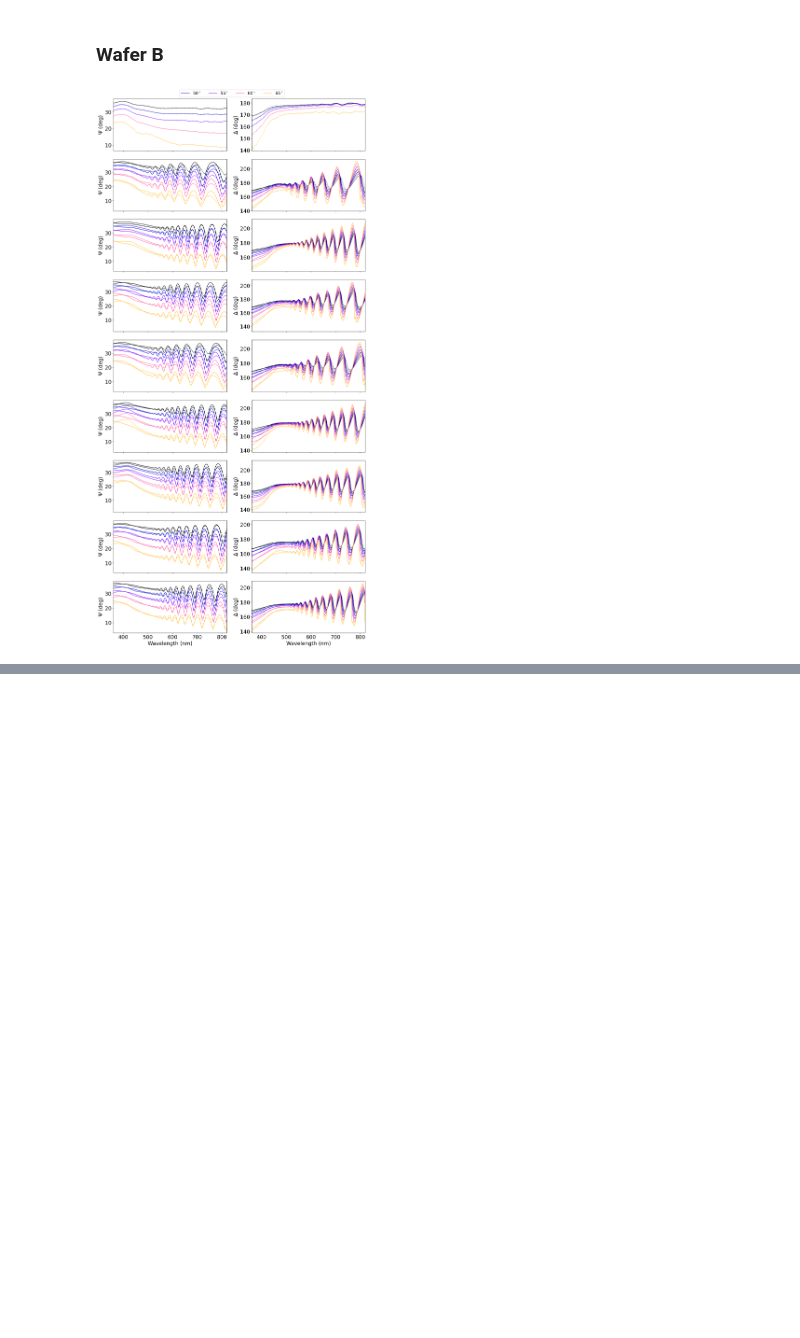
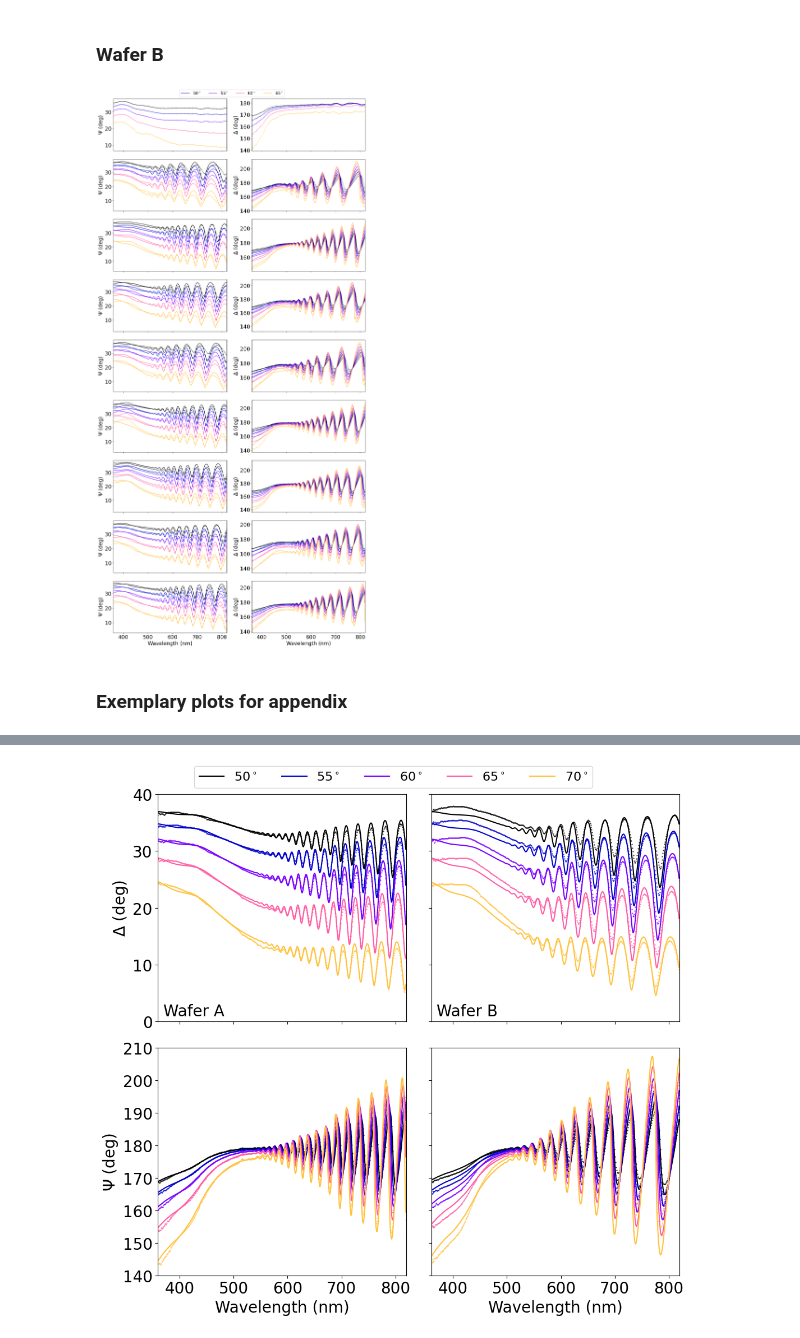
Before and after one commit to lumarcogliese/Data-Availability---Si-SiGe-Membranes, a Jupyter notebook: ellipsometry_tmm_model.ipynb, the cells around one changed output, grey strips where cells are left out. Cells and saved outputs as stored; diff of their text form; code cells hidden in the pictures; blank space fills up the shorter version.

Commit message:
added figure for appendix (Fig 10)

```diff
--- a/ellipsometry_tmm_model.ipynb
+++ b/ellipsometry_tmm_model.ipynb
@@ -477,3 +477,81 @@ fig.legend(loc='upper center', ncols=5, fontsize=legend_fs, bbox_to_anchor=(0.5,
 fig.tight_layout()
 # %% [output]
 [figure]
+# %% [markdown]
+### Exemplary plots for appendix
+# %%
+# Plot results
+fig, ax = plt.subplots(2,2, figsize=(11,10), sharex=True)
+
+jump_factor = int(len(xdata)/len(thetas))
+xdata_concat = xdata
+
+# Model for plotting (each angle is plotted sequentially)
+def model_A(lam, ox_front, si_cap, sige_spacer, si_qw, constant_buffer, ox_back, thetas_deg):
+       result = ellips_model_cf(lam,
+                        ox_front=ox_front,
+                        si_cap=si_cap,
+                        sige_spacer=sige_spacer,
+                        si_qw=si_qw,
+                        constant_buffer=constant_buffer,
+                        graded_buffer=0.0,
+                        ox_back=ox_back,
+                        thetas_deg=thetas_deg,
+                        total_t=2500,
+                        num_grad_layers=num_grad_layers,
+                        device='cpu',
+                        nk_funcs=nk_funcs,
+                        output_fmt='ellipsometric')
+       return result
+
+model_B = partial(ellips_model_cf,
+                    thetas_deg=thetas,
+                    total_t=3750,
+                    num_grad_layers=num_grad_layers,
+                    device='cpu',
+                    nk_funcs=nk_funcs)
+
+data_arr = [waferA_data, waferB_data]
+popt_arr = [popt_listA, popt_listB]
+model_arr = [model_A, model_B]
+jj=2    # Membrane index
+for kk, data in enumerate(data_arr):
+        for ii, theta in enumerate(thetas):
+                arg = data[jj][:,1] == theta
+                w_data = data[jj][arg, 2]
+                psi_data = data[jj][arg, 8]
+                delta_data = data[jj][arg, 7]
+                x_fit = w_data[np.where(w_data < 820)]
+                if kk==0: idx = jj
+                elif kk==1: idx = jj-1
+                y_fit = model_arr[kk](x_fit, *popt_arr[kk][idx], thetas_deg=[theta])
+                psi_fit, delta_fit = np.array_split(y_fit,2)
+                color = color_cycle[ii]
+                cut = 5                     # Disjoin concatenated data to achieve different colors for each angle
+                if kk == len(data_arr)-1 : label='%i$^\circ$'%thetas[ii]
+                else: label = None
+                ax[0,kk].plot(w_data, psi_data,
+                        'o', markersize=0.5, color=color, mfc=None, label=None)
+                ax[0,kk].plot(x_fit, psi_fit, color=color, label=None)
+                ax[1,kk].plot(w_data, delta_data,
+                        'o', markersize=0.5, color=color, mfc=None, label=None)
+                ax[1,kk].plot(x_fit, delta_fit, color=color, label=label)
+
+        ax[0,kk].set_xlim([360,820])
+        ax[1,kk].set_xlim([360,820])
+        ax[0,kk].set_ylim([0,40])
+        ax[1,kk].set_ylim([140,210])
+
+ax[0,0].text(x=370, y=1, s="Wafer A")
+ax[0,1].text(x=370, y=1, s="Wafer B")
+ax[0,1].set(yticklabels=[])
+ax[1,1].set(yticklabels=[])
+ax[0,0].set_ylabel('$\Delta$ (deg)')
+ax[1,0].set_ylabel('$\Psi$ (deg)')
+ax[1,0].set_xlabel('Wavelength (nm)')
+ax[1,1].set_xlabel('Wavelength (nm)')
+fig.legend(loc='upper center', ncols=5, fontsize=legend_fs, bbox_to_anchor=(0.5, 1.02))
+fig.tight_layout()
+
+plt.savefig('Fig10.pdf', format='pdf', dpi=300)
+# %% [output]
@@ -479,0 +560 @@ fig.tight_layout()
+[figure, added]
```
Also changed, not shown: parts of 1 cell of this notebook.
